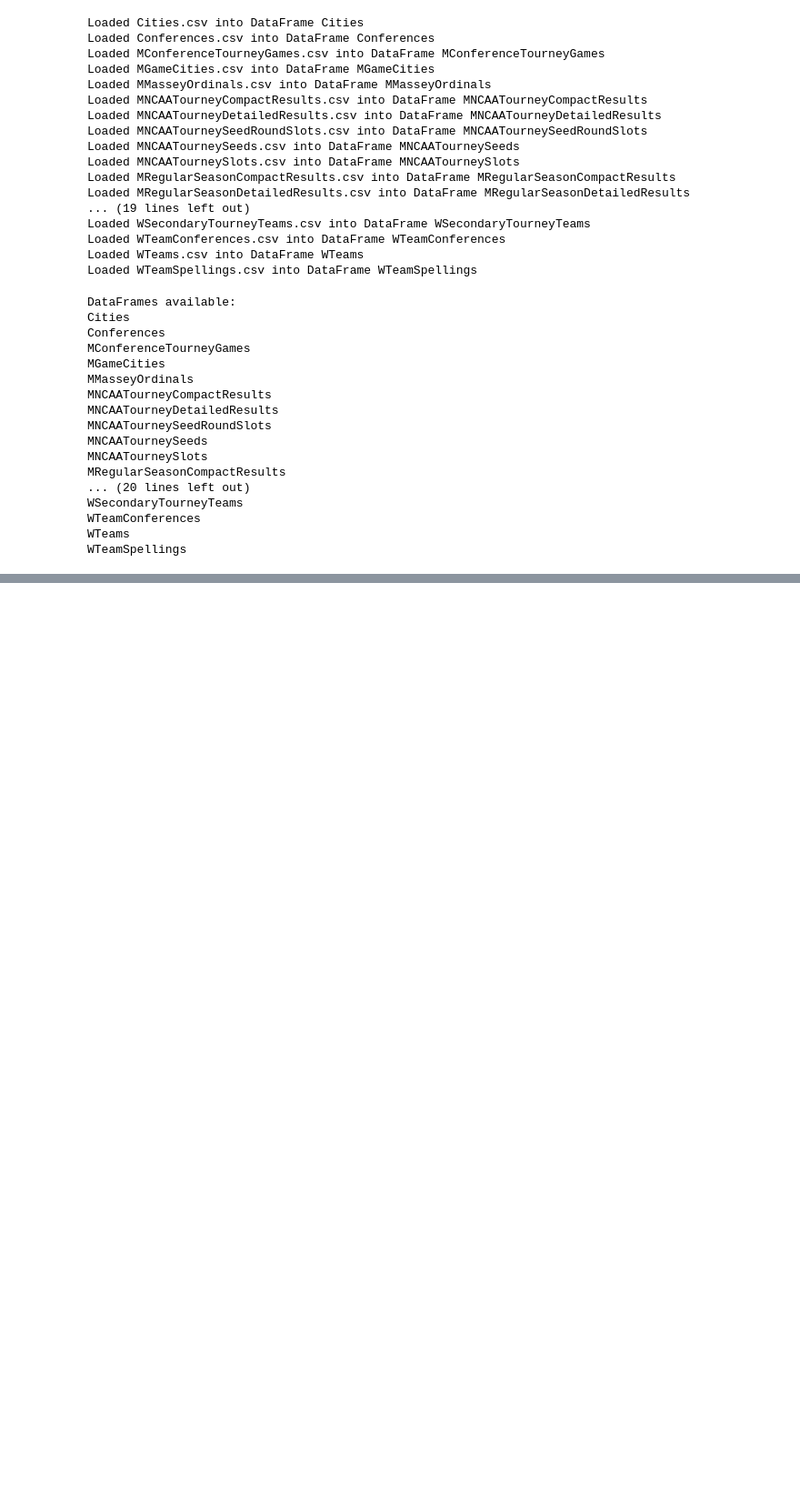
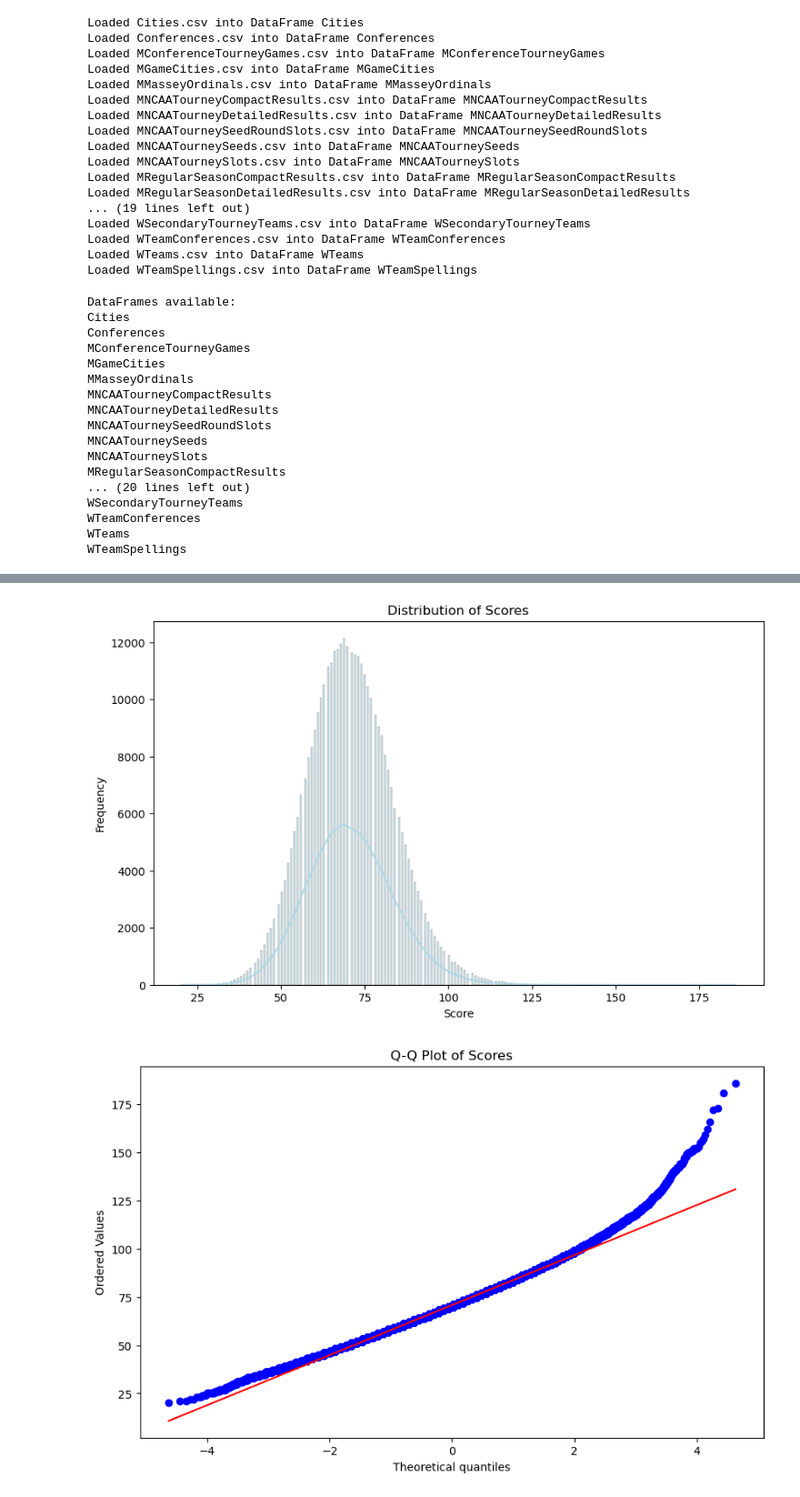
Before and after one commit to faroquehassan/mmlm-2025, a Jupyter notebook: notebook.ipynb, the cells around one changed output, grey strips where cells are left out. Shown at 91% size. Drawn from its saved outputs; the diff is of its cells as text; code cells hidden in the pictures; blank space fills up the shorter version.

```diff
--- a/notebook.ipynb
+++ b/notebook.ipynb
@@ -112,0 +133,23 @@ dataframes['MRegularSeasonCompactResults'].groupby
+# %%
+#create dataframe with all scores
+m_winning_scores = dataframes['MRegularSeasonCompactResults'][['WTeamID', 'WScore']].rename(columns={'WTeamID': 'TeamID', 'WScore': 'Score'})
+m_losing_scores = dataframes['MRegularSeasonCompactResults'][['LTeamID', 'LScore']].rename(columns={'LTeamID': 'TeamID', 'LScore': 'Score'})
+m_all_scores = pd.concat([m_winning_scores, m_losing_scores])
+# %%
+plt.figure(figsize=(10, 6))
+sns.histplot(m_all_scores['Score'], kde=True, color='#ADD8E6')
+plt.title('Distribution of Scores')
+plt.xlabel('Score')
+plt.ylabel('Frequency')
+plt.show()
+
+plt.figure(figsize=(10, 6))
+stats.probplot(m_all_scores['Score'], dist="norm", plot=plt)
+plt.title('Q-Q Plot of Scores')
+plt.show()
+
+# the scores have a heavier right tail - implying that the while most teams score within a predictable range,
+# there are some teams that score significantly higher than the average.
+# %% [output]
+[figure, added]
+[figure, added]
```
Also changed, not shown: parts of 11 cells of this notebook.
